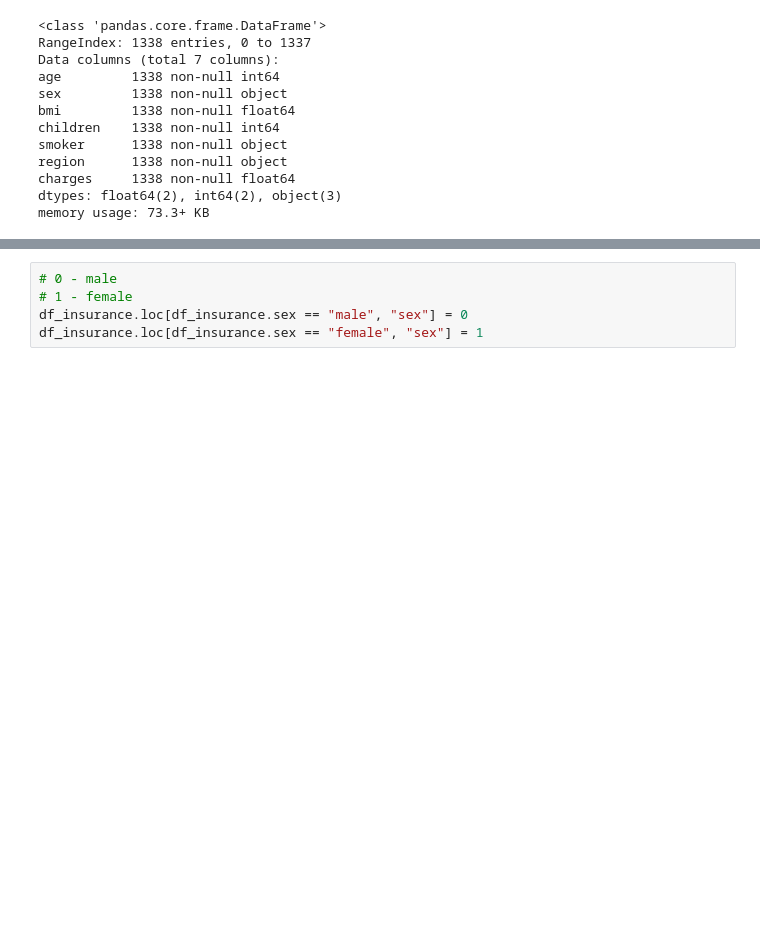
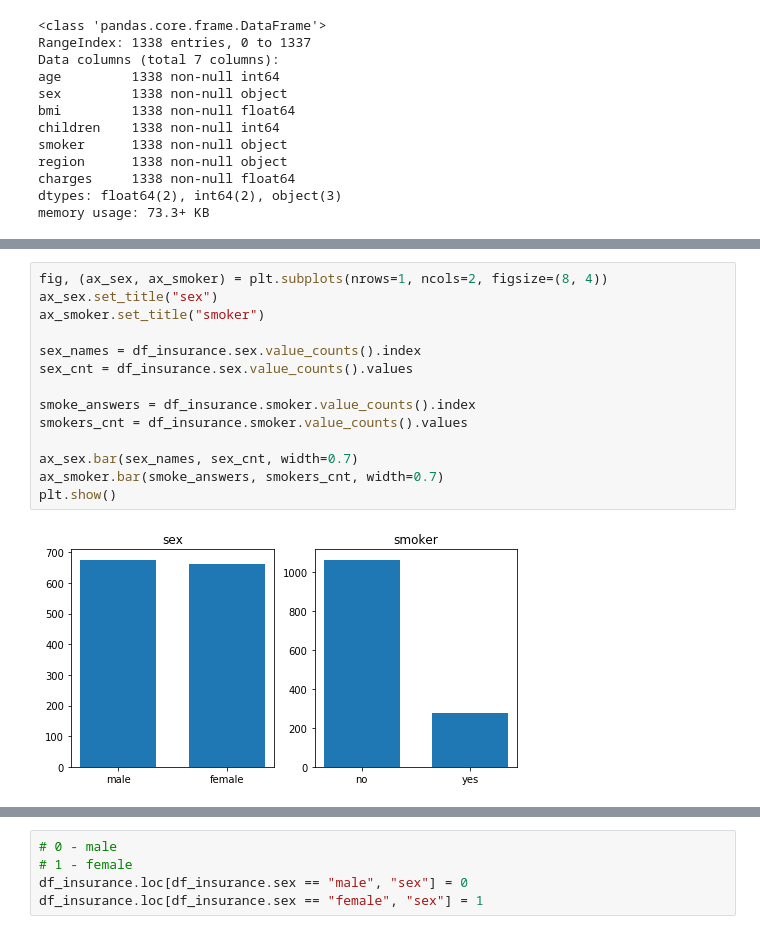
Before and after one commit to Abvbobko/eg_health_insurance, a Jupyter notebook: insurance.ipynb, the cells around one changed output, grey strips where cells are left out. Drawn from its saved outputs; the diff is of its cells as text; blank space fills up the shorter version.

```diff
--- a/insurance.ipynb
+++ b/insurance.ipynb
@@ -62,0 +65,16 @@ plt.show()
+# %%
+fig, (ax_sex, ax_smoker) = plt.subplots(nrows=1, ncols=2, figsize=(8, 4))
+ax_sex.set_title("sex")
+ax_smoker.set_title("smoker")
+
+sex_names = df_insurance.sex.value_counts().index
+sex_cnt = df_insurance.sex.value_counts().values
+
+smoke_answers = df_insurance.smoker.value_counts().index
+smokers_cnt = df_insurance.smoker.value_counts().values
+
+ax_sex.bar(sex_names, sex_cnt, width=0.7)
+ax_smoker.bar(smoke_answers, smokers_cnt, width=0.7)
+plt.show()
+# %% [output]
+[figure, added]
```
Also changed, not shown: parts of 7 cells of this notebook.
